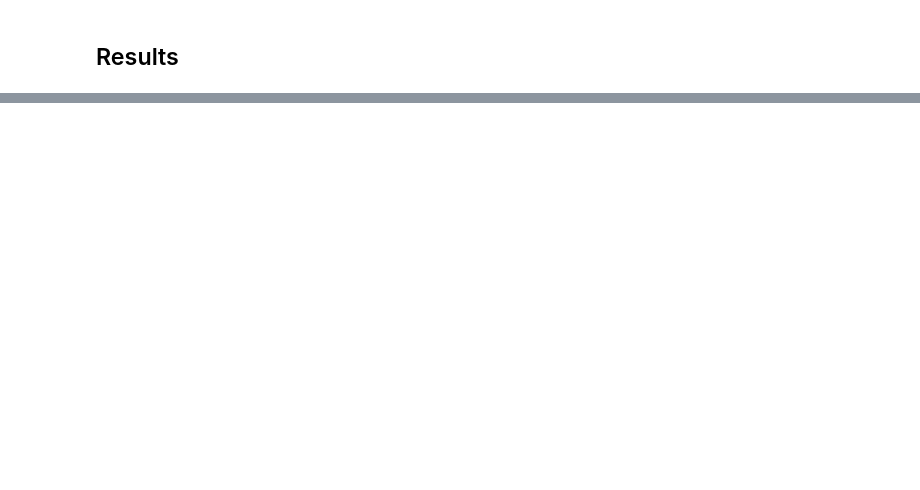
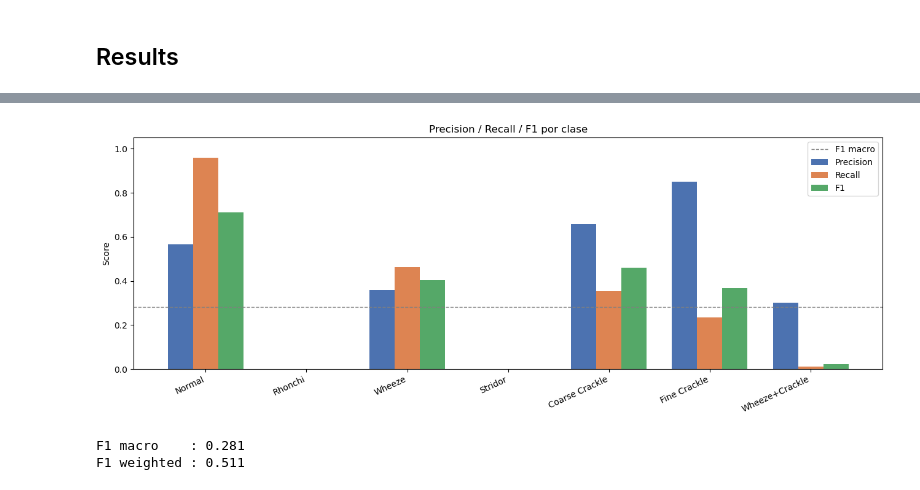
Before and after one commit to Breath-IA/biocas_classifier, a Jupyter notebook: workflow/research.ipynb, the cells around one changed output, grey strips where cells are left out. Drawn from its saved outputs; the diff is of its cells as text; code cells hidden in the pictures; blank space fills up the shorter version.

```diff
--- a/workflow/research.ipynb
+++ b/workflow/research.ipynb
@@ -297,0 +476,33 @@ NameError: name 'study' is not defined
+# %%
+# ── 6. Resumen visual de F1 por clase ────────────────────────────────────
+from sklearn.metrics import f1_score, precision_score, recall_score
+
+f1        = f1_score(all_labels, all_preds, average=None, zero_division=0)
+precision = precision_score(all_labels, all_preds, average=None, zero_division=0)
+recall    = recall_score(all_labels, all_preds, average=None, zero_division=0)
+
+x       = np.arange(len(CLASS_NAMES))
+width   = 0.25
+
+fig, ax = plt.subplots(figsize=(13, 5))
+ax.bar(x - width, precision, width, label="Precision", color="#4C72B0")
+ax.bar(x,         recall,    width, label="Recall",    color="#DD8452")
+ax.bar(x + width, f1,        width, label="F1",        color="#55A868")
+
+ax.set_xticks(x)
+ax.set_xticklabels(CLASS_NAMES, rotation=25, ha="right")
+ax.set_ylim(0, 1.05)
+ax.set_ylabel("Score")
+ax.set_title("Precision / Recall / F1 por clase")
+ax.axhline(y=f1_score(all_labels, all_preds, average="macro"),
+           color="gray", linestyle="--", linewidth=1, label="F1 macro")
+ax.legend()
+plt.tight_layout()
+plt.show()
+
+print(f"F1 macro    : {f1_score(all_labels, all_preds, average='macro'):.3f}")
+print(f"F1 weighted : {f1_score(all_labels, all_preds, average='weighted'):.3f}")
+# %% [output]
+[figure, added]
+F1 macro    : 0.281
+F1 weighted : 0.511
```
Also changed, not shown: parts of 22 cells of this notebook, 3 other files.
